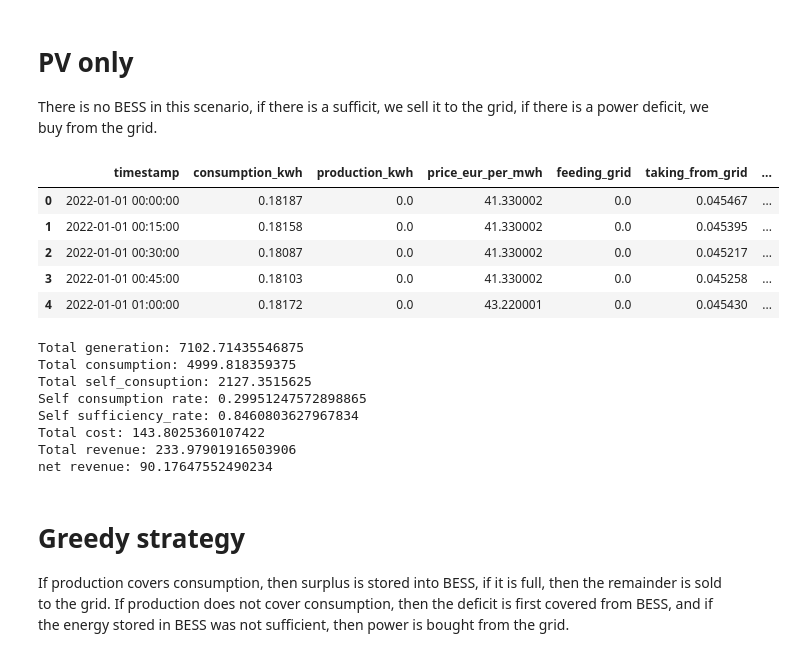
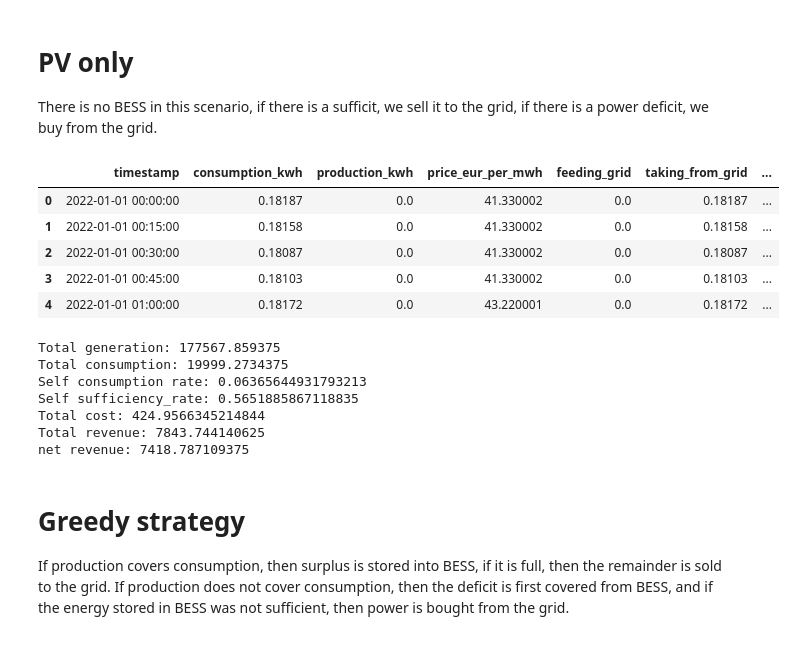
Before and after one commit to TolnaiGergo/EnergyCommunity, a Jupyter notebook: test.ipynb, the cells around one changed output. Drawn from its saved outputs; the diff is of its cells as text; code cells hidden in the pictures.

```diff
--- a/test.ipynb
+++ b/test.ipynb
@@ -297,49 +301,48 @@ Scenarios:
 
 There is no BESS in this scenario, if there is a sufficit, we sell it to the grid, if there is a power deficit, we buy from the grid.
 # %%
-pv = process.assign(feeding_grid = lambda x: np.where(x['production_kwh'] - x['consumption_kwh'] > 0, (x['production_kwh'] - x['consumption_kwh'])*0.25, 0),
-                    taking_from_grid   = lambda x: np.where(x['consumption_kwh'] - x['production_kwh'] > 0, (x['consumption_kwh'] - x['production_kwh'])*0.25, 0),
+pv = process.assign(feeding_grid = lambda x: np.where(x['production_kwh'] - x['consumption_kwh'] > 0, (x['production_kwh'] - x['consumption_kwh']), 0),
+                    taking_from_grid   = lambda x: np.where(x['consumption_kwh'] - x['production_kwh'] > 0, (x['consumption_kwh'] - x['production_kwh']), 0),
                     sell_price = lambda x: x["feeding_grid"]*x["price_eur_per_mwh"]*0.00025,
                     buy_price = lambda x: x["taking_from_grid"]*x["price_eur_per_mwh"]*0.00025,
                     net_revenue = lambda x: x["sell_price"] - x["buy_price"])
 
 pv.head()
 # %% [output]
 |  | timestamp | consumption_kwh | production_kwh | price_eur_per_mwh | feeding_grid | taking_from_grid | ... |
-| 0 | 2022-01-01 00:00:00 | 0.18187 | 0.0 | 41.330002 | 0.0 | 0.045467 | ... |
-| 1 | 2022-01-01 00:15:00 | 0.18158 | 0.0 | 41.330002 | 0.0 | 0.045395 | ... |
-| 2 | 2022-01-01 00:30:00 | 0.18087 | 0.0 | 41.330002 | 0.0 | 0.045217 | ... |
-| 3 | 2022-01-01 00:45:00 | 0.18103 | 0.0 | 41.330002 | 0.0 | 0.045258 | ... |
-| 4 | 2022-01-01 01:00:00 | 0.18172 | 0.0 | 43.220001 | 0.0 | 0.045430 | ... |
+| 0 | 2022-01-01 00:00:00 | 0.18187 | 0.0 | 41.330002 | 0.0 | 0.18187 | ... |
+| 1 | 2022-01-01 00:15:00 | 0.18158 | 0.0 | 41.330002 | 0.0 | 0.18158 | ... |
+| 2 | 2022-01-01 00:30:00 | 0.18087 | 0.0 | 41.330002 | 0.0 | 0.18087 | ... |
+| 3 | 2022-01-01 00:45:00 | 0.18103 | 0.0 | 41.330002 | 0.0 | 0.18103 | ... |
+| 4 | 2022-01-01 01:00:00 | 0.18172 | 0.0 | 43.220001 | 0.0 | 0.18172 | ... |
 # %%
-pv_total_generation = pv.assign(generation = lambda x: x['production_kwh']*0.25)['generation'].sum()
-pv_total_self_consumption = pv.assign(self_consumed = lambda x: x['production_kwh']*0.25 -x['feeding_grid'])['self_consumed'].sum()
-pv_self_consumption_rate = pv_total_self_consumption/pv_total_generation
+pv_total_generation = pv.assign(generation = lambda x: x['production_kwh'])['generation'].sum()
+pv_total_export = pv["feeding_grid"].sum()
+pv_self_consumption_rate = 1 - pv_total_export/pv_total_generation
 
-pv_total_consumption = pv.assign(consumption = lambda x: x['consumption_kwh']*0.25)['consumption'].sum()
-pv_total_self_sufficiency = pv.assign(self_sufficiency = lambda x: x['production_kwh']*0.25 -x['taking_from_grid'])['self_sufficiency'].sum()
-pv_self_sufficiency_rate = pv_total_self_sufficiency/pv_total_consumption
+pv_total_consumption = pv.assign(consumption = lambda x: x['consumption_kwh'])['consumption'].sum()
+pv_total_import = pv['taking_from_grid'].sum()
+pv_self_sufficiency_rate = 1 - pv_total_import/pv_total_consumption
 
 total_cost = pv['buy_price'].sum()
 total_revenue = pv['sell_price'].sum()
 net_revenue = pv['net_revenue'].sum()
+
 print(f"Total generation: {pv_total_generation}")
 print(f"Total consumption: {pv_total_consumption}")
-print(f"Total self_consuption: {pv_total_self_consumption}")
 print(f"Self consumption rate: {pv_self_consumption_rate}")
 print(f"Self sufficiency_rate: {pv_self_sufficiency_rate}")
 print(f"Total cost: {total_cost}")
 print(f"Total revenue: {total_revenue}")
 print(f"net revenue: {net_revenue}")
 # %% [output]
-Total generation: 7102.71435546875
-Total consumption: 4999.818359375
-Total self_consuption: 2127.3515625
-Self consumption rate: 0.29951247572898865
-Self sufficiency_rate: 0.8460803627967834
-Total cost: 143.8025360107422
-Total revenue: 233.97901916503906
-net revenue: 90.17647552490234
+Total generation: 177567.859375
+Total consumption: 19999.2734375
+Self consumption rate: 0.06365644931793213
+Self sufficiency_rate: 0.5651885867118835
+Total cost: 424.9566345214844
+Total revenue: 7843.744140625
+net revenue: 7418.787109375
 # %% [markdown]
 # Greedy strategy
 
```
Also changed, not shown: parts of 7 cells of this notebook.
